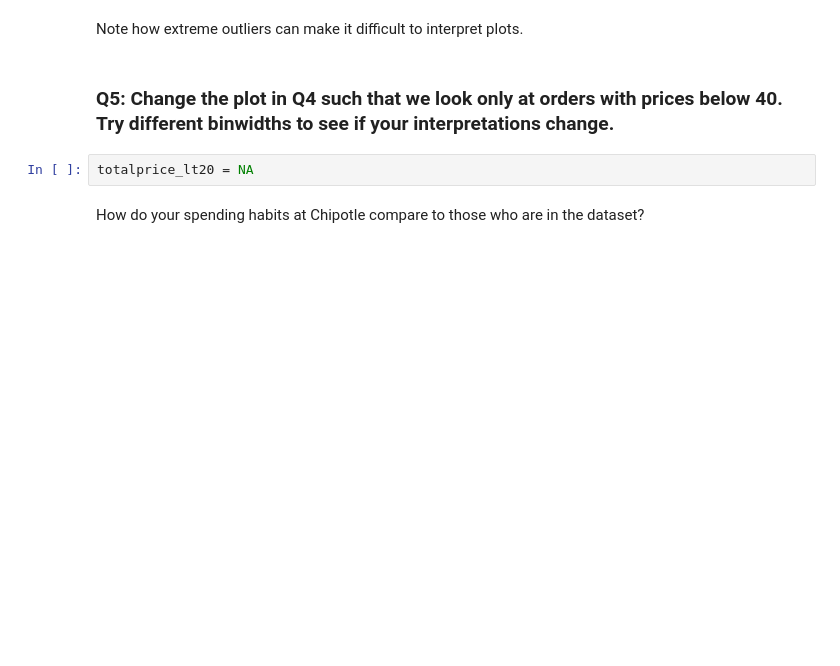
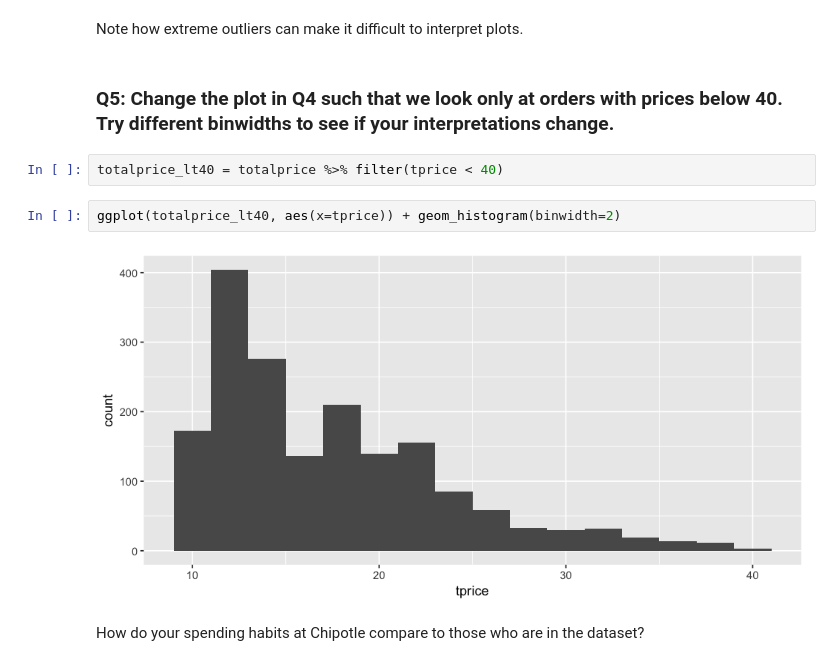
Before and after one commit to rogerfan/stats306_f18_labs, a Jupyter notebook: stats306_lab3.ipynb, the cells around one changed output. Drawn from its saved outputs; the diff is of its cells as text; blank space fills up the shorter version.

```diff
--- a/stats306_lab3.ipynb
+++ b/stats306_lab3.ipynb
@@ -73,8 +152,12 @@ totalprice = NA
 Note how extreme outliers can make it difficult to interpret plots.
 # %% [markdown]
 ### Q5: Change the plot in Q4 such that we look only at orders with prices below 40. Try different binwidths to see if your interpretations change.
-# %%
-totalprice_lt20 = NA
+# %%
+totalprice_lt40 = totalprice %>% filter(tprice < 40)
+# %%
+ggplot(totalprice_lt40, aes(x=tprice)) + geom_histogram(binwidth=2)
+# %% [output]
+[figure, added]
 # %% [markdown]
 How do your spending habits at Chipotle compare to those who are in the dataset?
 # %% [markdown]
```
Also changed, not shown: parts of 15 cells of this notebook, 1 other file.
